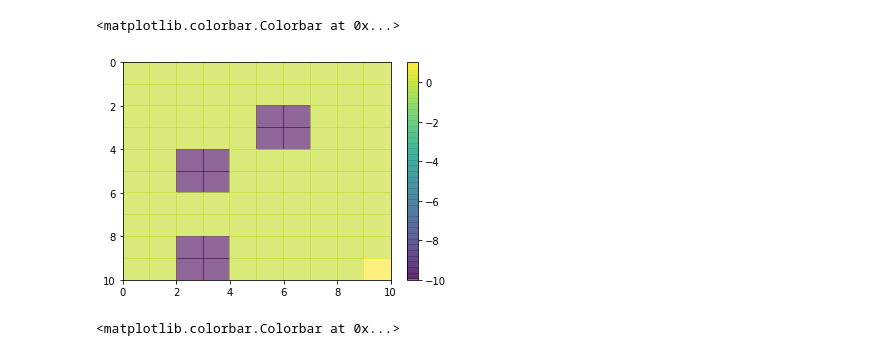
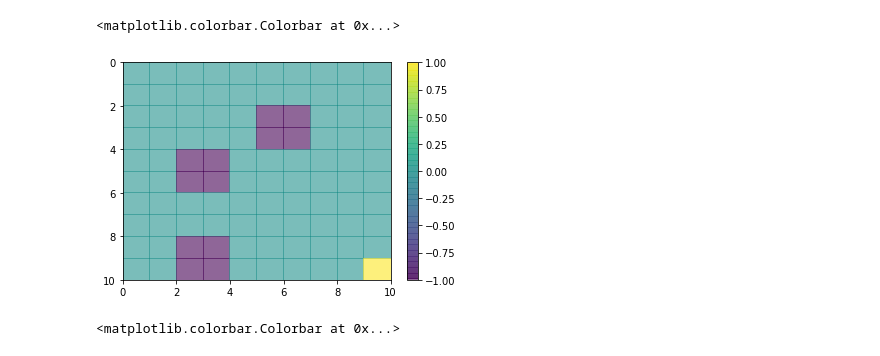
Before and after one commit to ddepe/Reinforcement-Learning-and-Inverse-Reinforcement-Learning, a Jupyter notebook: Project 3 Q10_Q25.ipynb, the cells around one changed output. Saved outputs shown, nothing was run; the diff lists cells and outputs as text; code cells hidden in the pictures.

```diff
--- a/Project 3 Q10_Q25.ipynb
+++ b/Project 3 Q10_Q25.ipynb
@@ -7,25 +7,25 @@ import sys as sys
 # %%
 #Q1
 
 ReFunc1 =[[0,0,0,0,0,0,0,0,0,0],[0,0,0,0,0,0,0,0,0,0],
-          [0,0,0,0,0,-10,-10,0,0,0],[0,0,0,0,0,-10,-10,0,0,0],
-          [0,0,-10,-10,0,0,0,0,0,0],[0,0,-10,-10,0,0,0,0,0,0],
+          [0,0,0,0,0,-1,-1,0,0,0],[0,0,0,0,0,-1,-1,0,0,0],
+          [0,0,-1,-1,0,0,0,0,0,0],[0,0,-1,-1,0,0,0,0,0,0],
           [0,0,0,0,0,0,0,0,0,0],[0,0,0,0,0,0,0,0,0,0],
-          [0,0,-10,-10,0,0,0,0,0,0],[0,0,-10,-10,0,0,0,0,0,1]]
+          [0,0,-1,-1,0,0,0,0,0,0],[0,0,-1,-1,0,0,0,0,0,1]]
 
 ReFunc2 =[[0,0,0,0,0,0,0,0,0,0],[0,0,0,0,-100,-100,-100,0,0,0],
           [0,0,0,0,-100,0,-100,0,0,0],[0,0,0,0,-100,0,-100,-100,-100,0],
           [0,0,0,0,-100,0,0,0,-100,0],[0,0,0,0,-100,0,0,0,-100,0],
           [0,0,0,0,-100,0,0,0,-100,0],[0,0,0,0,0,0,-100,-100,-100,0],
           [0,0,0,0,0,0,-100,0,0,0],[0,0,0,0,0,0,0,0,0,10]]
 # ReFunc2 = np.rot90(ReFunc2)
 # ReFunc1 = np.asmatrix(ReFunc1)
 plt.pcolor(ReFunc1, alpha = 0.6)
 plt.gca().invert_yaxis()
 plt.colorbar()
 # %% [output]
 <matplotlib.colorbar.Colorbar at 0x...>
-[figure, old version]
+[figure, new version]
 # %%
 plt.pcolor(ReFunc2, alpha = 0.6)
 plt.gca().invert_yaxis()
```
Also changed, not shown: parts of 23 cells of this notebook.
